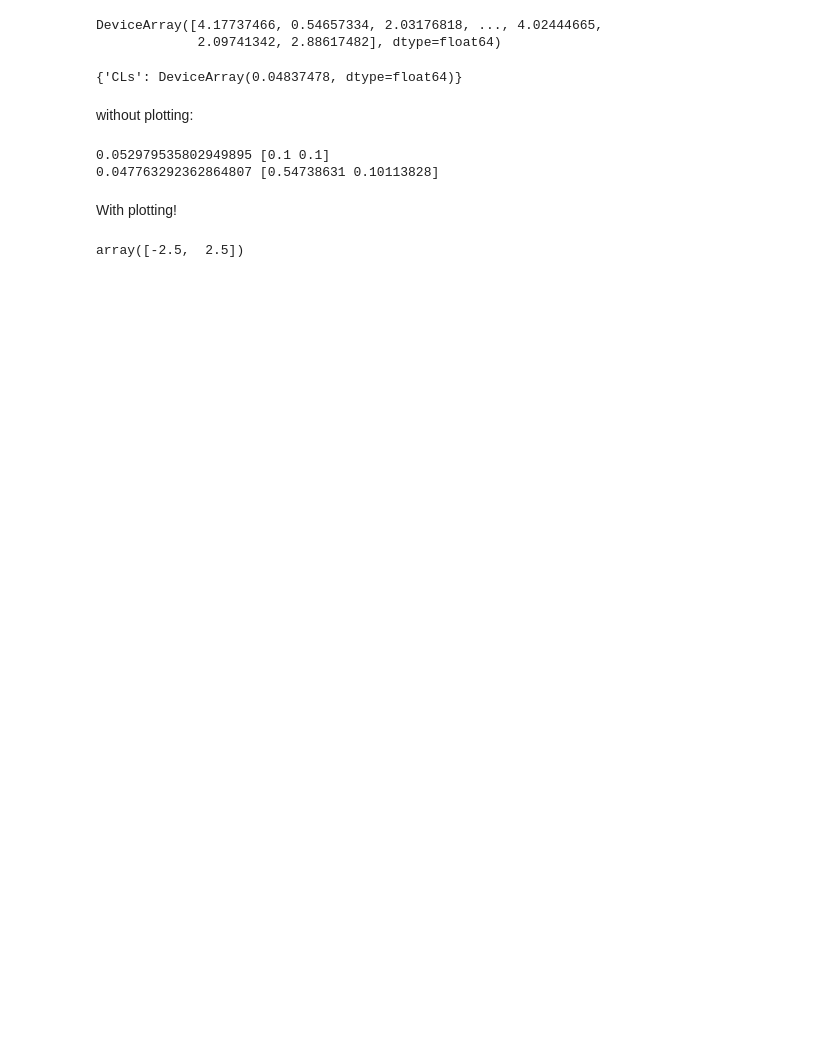
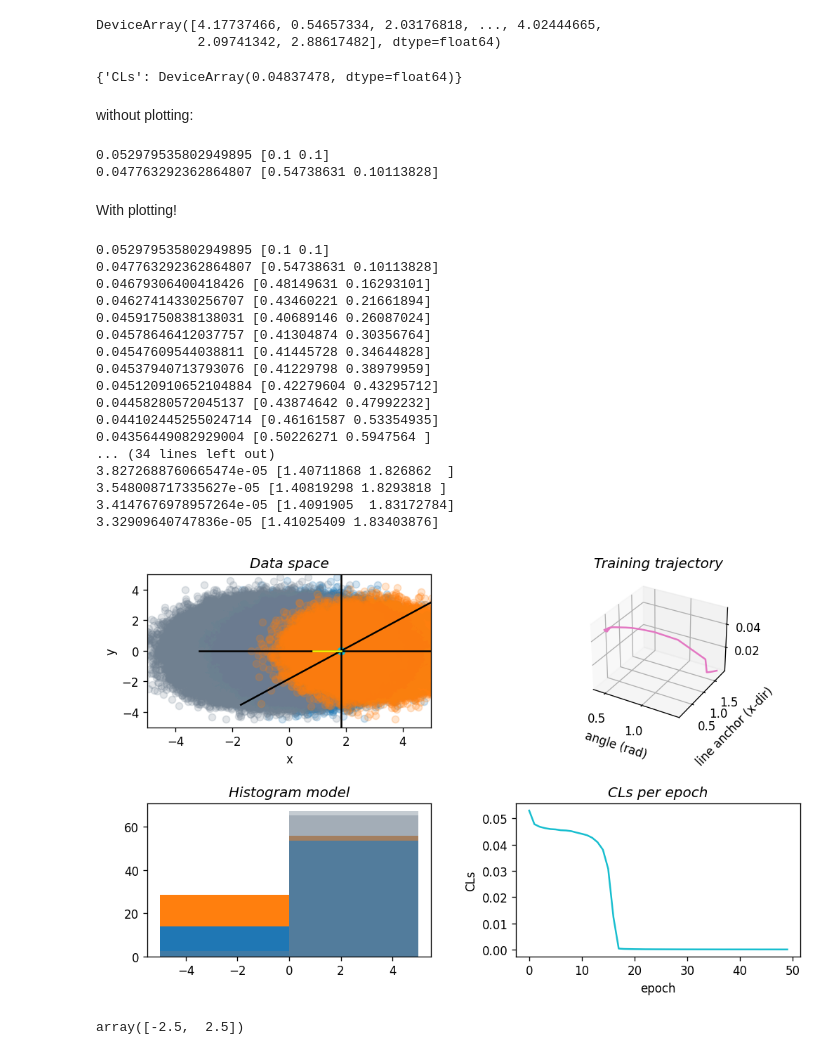
Before and after one commit to gradhep/neos-scratch, a Jupyter notebook: examples/3-blobs/3blobs1line.ipynb, the cells around one changed output. Saved outputs shown, nothing was run; the diff lists cells and outputs as text; code cells hidden in the pictures; blank space fills up the shorter version.

Commit message:
working plots woooo

```diff
--- a/examples/3-blobs/3blobs1line.ipynb
+++ b/examples/3-blobs/3blobs1line.ipynb
@@ -166,35 +166,63 @@ axs["Training trajectory"].remove()
 axs["Training trajectory"] = fig.add_subplot(ss, projection="3d")
 
 for label, ax in axs.items():
     ax.set_title(label, fontstyle="italic")
 axs["Training trajectory"].set_xlabel("angle (rad)")
 axs["Training trajectory"].set_ylabel("line anchor (x-dir)")
 axs["Data space"].set_xlabel("x")
 axs["Data space"].set_ylabel("y")
 axs["CLs per epoch"].set_xlabel("epoch")
 axs["CLs per epoch"].set_ylabel("CLs")
 plt.subplots_adjust(hspace=0.5, wspace=0.3)
 fig.set_constrained_layout(False)
 
+ax_copy = axs
+
+from celluloid import Camera
+
+camera = Camera(fig)
+
 # training loop
 x = jnp.array([0.1, 0.1])
 new_key = PRNGKey(3)
 
 data["Data space"].append([x, new_key])
 
-for i in range(2):
+for i in range(50):
     new_key, subkey = jax.random.split(new_key)
     loss = partial(loss_fn, model_kwargs=dict(key=subkey))
     x, current_x, cls, grad = grad_descent(x, loss, lr=8)
 
     data["Data space"] = x
     data["Training trajectory"].append([*x, cls])
     data["CLs per epoch"].append([i, cls])
     data["Histogram model"] = x
 
     plot_epoch(axs, data, subkey)
+    camera.snap()
+    axs = ax_copy
+    print(cls, current_x)
 
-    print(cls, current_x)
+camera.animate().save("ani.gif", writer="imagemagick", fps=8)
+# %% [output]
+0.052979535802949895 [0.1 0.1]
+0.047763292362864807 [0.54738631 0.10113828]
+0.04679306400418426 [0.48149631 0.16293101]
+0.04627414330256707 [0.43460221 0.21661894]
+0.04591750838138031 [0.40689146 0.26087024]
+0.04578646412037757 [0.41304874 0.30356764]
+0.04547609544038811 [0.41445728 0.34644828]
+0.04537940713793076 [0.41229798 0.38979959]
+0.045120910652104884 [0.42279604 0.43295712]
+0.04458280572045137 [0.43874642 0.47992232]
+0.044102445255024714 [0.46161587 0.53354935]
+0.04356449082929004 [0.50226271 0.5947564 ]
+... (34 lines left out)
+3.8272688760665474e-05 [1.40711868 1.826862  ]
+3.548008717335627e-05 [1.40819298 1.8293818 ]
+3.4147676978957264e-05 [1.4091905  1.83172784]
+3.32909640747836e-05 [1.41025409 1.83403876]
+[figure, added]
 # %%
 (bins[1:] + bins[:-1]) / 2
 # %% [output]
```
